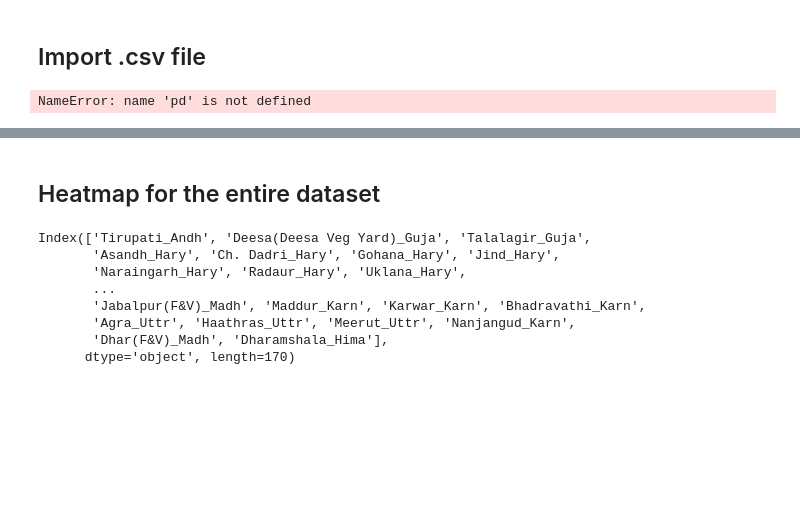
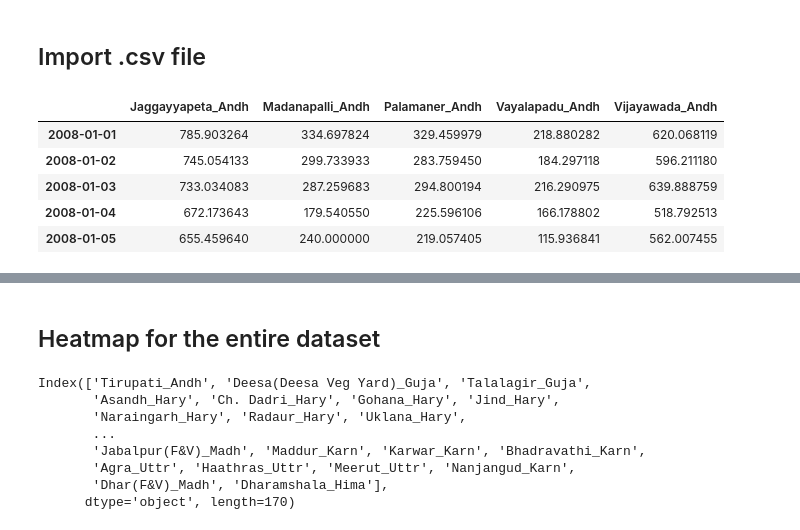
Before and after one commit to BirkhoffG/Farmer_ML, a Jupyter notebook: notebook/Data Analysis.ipynb, the cells around one changed output, grey strips where cells are left out. Drawn from its saved outputs; the diff is of its cells as text; code cells hidden in the pictures; blank space fills up the shorter version.

```diff
--- a/notebook/Data Analysis.ipynb
+++ b/notebook/Data Analysis.ipynb
@@ -13,11 +11,16 @@ ModuleNotFoundError: No module named 'seaborn'
 # %% [markdown]
 ## Import .csv file
 # %%
-df = pd.read_csv('../dataset/Green Chilli/price_Green Chilli.csv', index_col=0, parse_dates=True, low_memory=False)
+df = pd.read_csv('../dataset/price_imputed_Tomato.csv', index_col=0, parse_dates=True, low_memory=False)
 df.replace(to_replace='NR', value=np.nan, inplace=True)
 df.iloc[:5, :5]
 # %% [output]
-NameError: name 'pd' is not defined
+|  | Jaggayyapeta_Andh | Madanapalli_Andh | Palamaner_Andh | Vayalapadu_Andh | Vijayawada_Andh |
+| 2008-01-01 | 785.903264 | 334.697824 | 329.459979 | 218.880282 | 620.068119 |
+| 2008-01-02 | 745.054133 | 299.733933 | 283.759450 | 184.297118 | 596.211180 |
+| 2008-01-03 | 733.034083 | 287.259683 | 294.800194 | 216.290975 | 639.888759 |
+| 2008-01-04 | 672.173643 | 179.540550 | 225.596106 | 166.178802 | 518.792513 |
+| 2008-01-05 | 655.459640 | 240.000000 | 219.057405 | 115.936841 | 562.007455 |
 # %%
 df.fillna(0, inplace=True)
 df = df.astype('float64')
```
Also changed, not shown: parts of 2 cells of this notebook, 5 other files.
